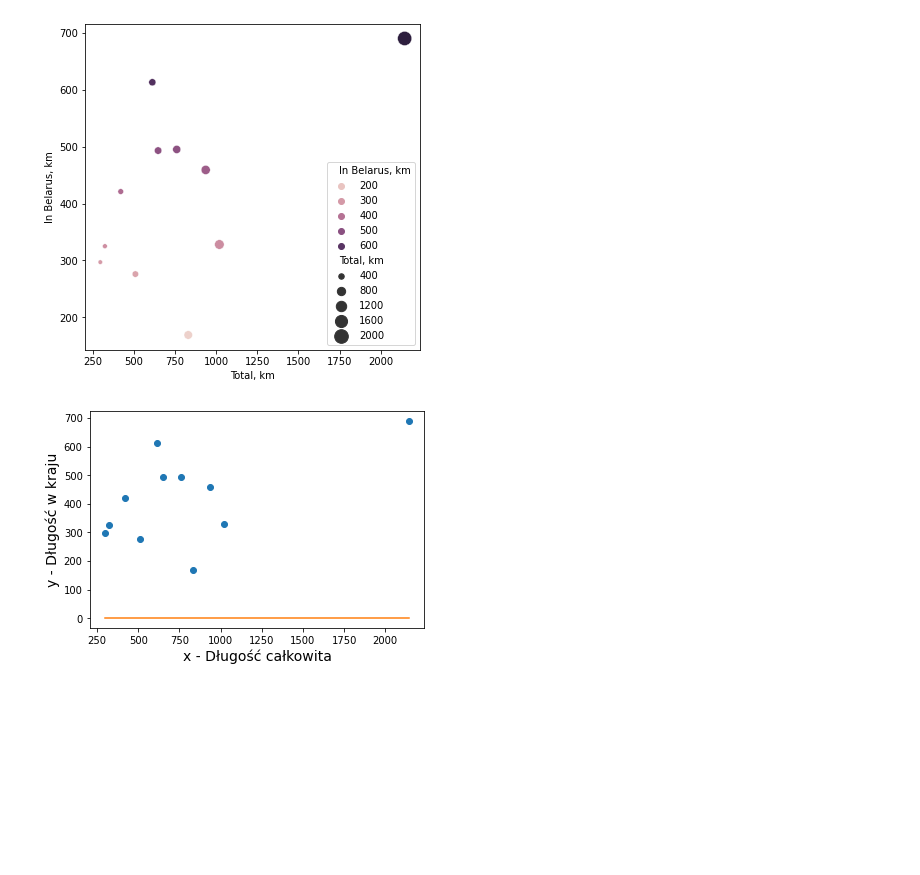
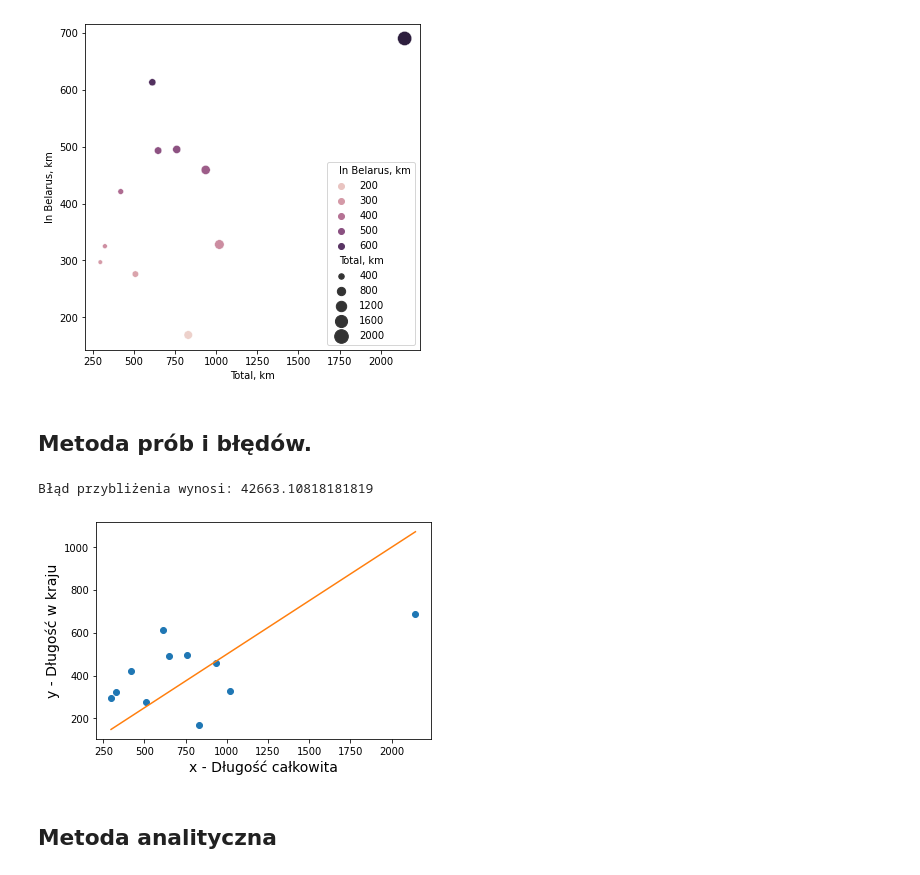
Before and after one commit to Remmo1/MSiD-Laboratory, a Jupyter notebook: lab2/SquareMethod.ipynb, the cells around one changed output. Saved outputs shown, nothing was run; the diff lists cells and outputs as text; code cells hidden in the pictures; blank space fills up the shorter version.

```diff
--- a/lab2/SquareMethod.ipynb
+++ b/lab2/SquareMethod.ipynb
@@ -45,23 +45,38 @@ sns.scatterplot(
 plt.show()
 # %% [output]
 [figure]
+# %% [markdown]
+## Metoda prób i błędów.
 # %%
 def model (parametry, x):
     a, b = parametry
     return a * x + b
 
-a_est, b_est = 0, 0
+# dobieramy liczby tak żeby 'pasowało'
+a_est, b_est = 0.5, 0.3
+
+# liczymy błąd
+dataSize = X.size
+error = 0
+for i in range(0, dataSize):
+    error = error + ( ( Y[i] - ( a_est * X[i] - b_est ) ) ) ** 2
+
+print('Błąd przybliżenia wynosi: %s' % str(error / dataSize) )
+
 
 X_test = np.linspace(start = X.min(), stop = X.max(), num = 300)
 Y_pred = model(parametry = [a_est, b_est], x = X_test)
 
 plt.scatter(X,Y)
 plt.plot(X_test, Y_pred, color = 'tab:orange')
 plt.xlabel('x - Długość całkowita', fontsize = 14)
 plt.ylabel('y - Długość w kraju', fontsize = 14)
 plt.show()
 # %% [output]
+Błąd przybliżenia wynosi: 42663.10818181819
-[figure, old version]
+[figure, new version]
+# %% [markdown]
+## Metoda analityczna
 # %%
 def model (parametry, x):
     a, b = parametry
```
Also changed, not shown: parts of 3 cells of this notebook, 1 other file.
